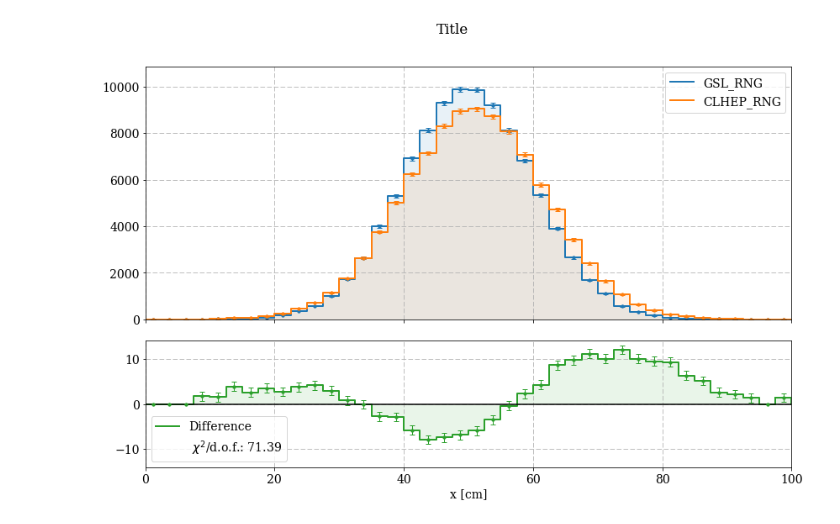
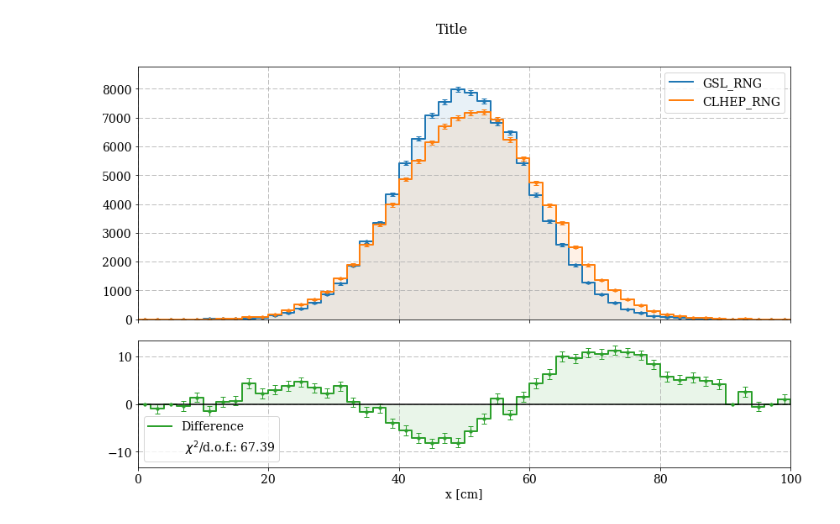
Before and after one commit to Mihail-Kostov/codingExamples, a Jupyter notebook: Plotting/HepHistWithResiduals.ipynb, the cells around one changed output. Saved outputs shown, nothing was run; the diff lists cells and outputs as text; code cells hidden in the pictures.

```diff
--- a/Plotting/HepHistWithResiduals.ipynb
+++ b/Plotting/HepHistWithResiduals.ipynb
@@ -89,9 +89,9 @@ def DifferencePlot(values1,values2,nbins,xlims,title,xlabel):
 # %%
 sigDistance = np.random.normal(loc=50,scale=10,size=100000)
 bkgDistance = np.random.normal(loc=51,scale=11,size=100000)
-nbins = 40
+nbins = 50
 xlims = [0,100]
 
 DifferencePlot(sigDistance,bkgDistance,nbins,xlims,'Title','x [cm]')
 # %% [output]
-[figure, old version]
+[figure, new version]
```
Also changed, not shown: 1 other file.
